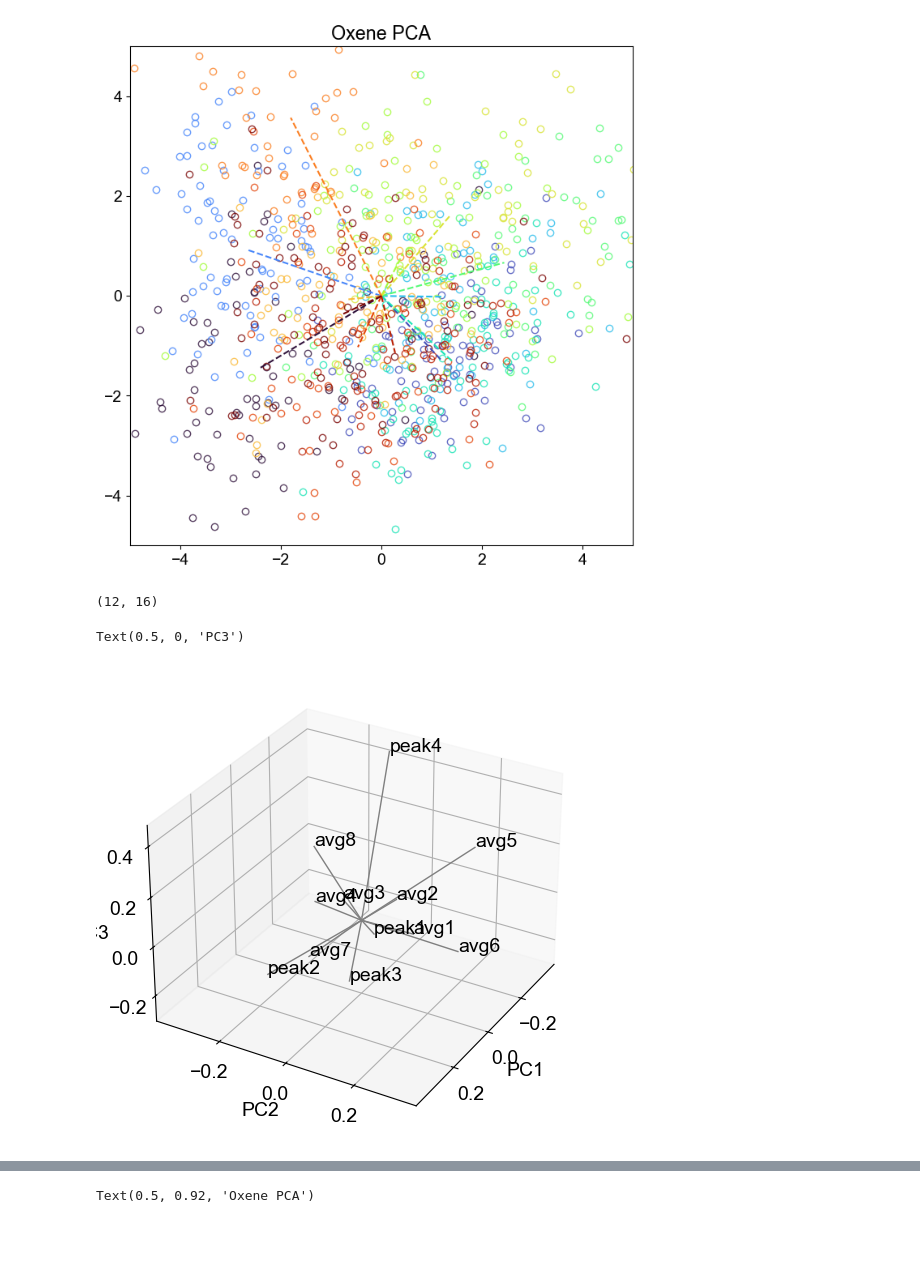
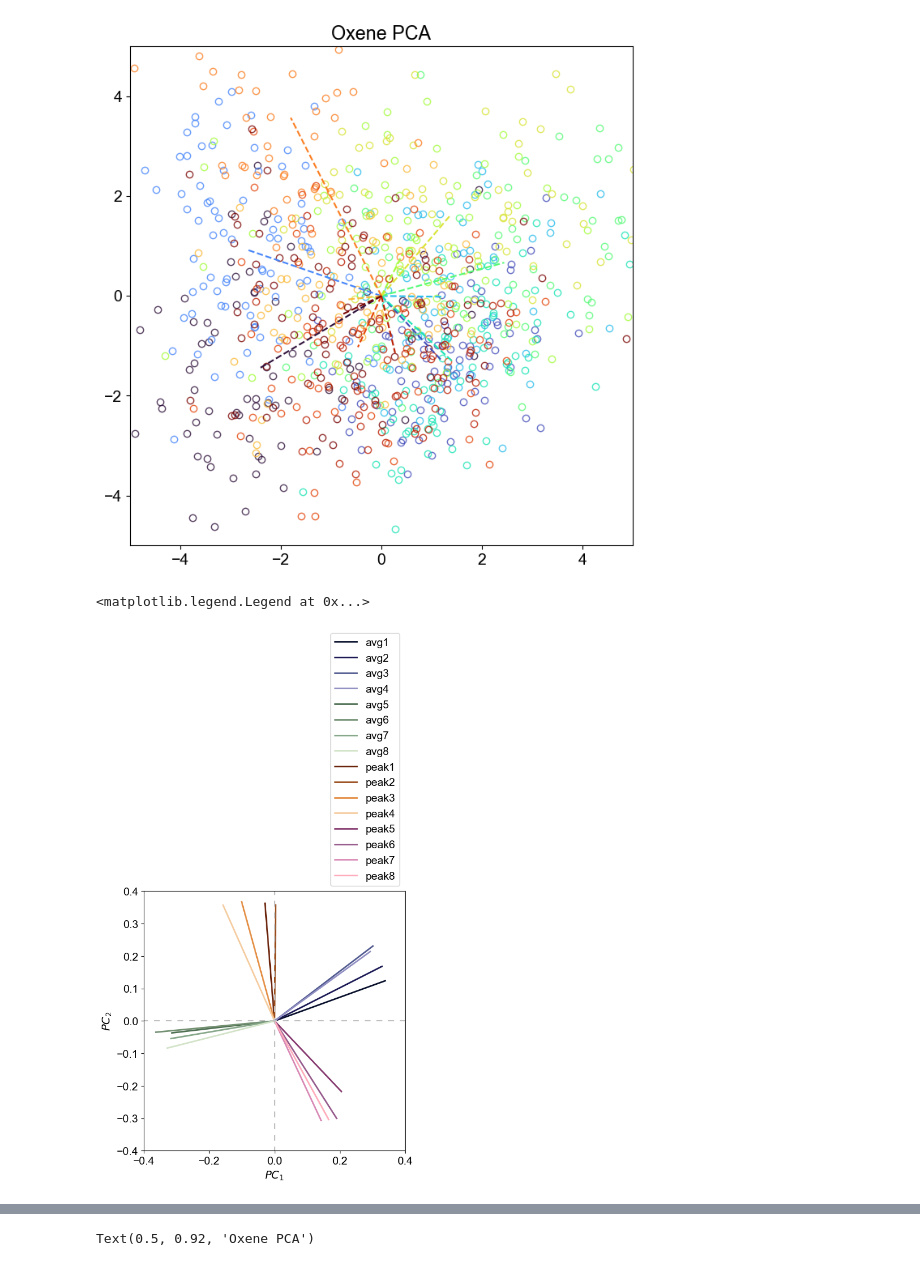
Before and after one commit to BailabUNC/oxene-nn, a Jupyter notebook: statistics.ipynb, the cells around one changed output, grey strips where cells are left out. Cells and saved outputs as stored; diff of their text form; code cells hidden in the pictures; blank space fills up the shorter version.

```diff
--- a/statistics.ipynb
+++ b/statistics.ipynb
@@ -70,31 +69,48 @@ plt.title('Oxene PCA')
 # %% [output]
 Text(0.5, 1.0, 'Oxene PCA')
 [figure]
-# %%
-print(pca_o.components_.shape)
-# %% [output]
-(12, 16)
+# %%
+feature_names = ['avg1', 'avg2', 'avg3', 'avg4', 'avg5', 'avg6', 'avg7', 'avg8',
+                 'peak1', 'peak2', 'peak3', 'peak4', 'peak5', 'peak6', 'peak7', 'peak8']
+# color_idx_list = [0, 1, 2, 3] * 4
+colors = ['#070F2B', '#1B1A55', '#535C91', '#9290C3',  # blue
+          '#4F6F52', '#739072', '#86A789', '#D2E3C8',  # green
+          '#6B240C', '#994D1C', '#E48F45', '#F5CCA0',  # orange
+          '#863A6F', '#975C8D', '#D989B5', '#FFADBC',  # pink
+         ]
 # %%
-pc1 = pca_o.components_[:, 0]
-pc2 = pca_o.components_[:, 1]
-pc3 = pca_o.components_[:, 2]
+pc1 = pca_o.components_[0, :]
+pc2 = pca_o.components_[1, :]
+# pc3 = pca_o.components_[2, :]
 
 fig = plt.figure(figsize=(6, 6))
-ax = fig.add_subplot(projection='3d')
-ax.view_init(elev=30, azim=30)
+ax = fig.add_subplot()
+# ax = fig.add_subplot(projection='3d')
+# ax.view_init(elev=30, azim=45)
 
-for idx in range(pca_o.components_.shape[0]):
+for idx in range(pca_o.components_.shape[1]):
     ax.plot([pc1[idx], 0],
             [pc2[idx], 0],
-            [pc3[idx], 0],
-            c='gray', lw=1)
-    ax.text(pc1[idx], pc2[idx], pc3[idx], feature_names[idx])
+        #     [pc3[idx], 0],
+            c=colors[idx], lw=2, label=feature_names[idx])
+#     ax.text(pc1[idx], pc2[idx],
+#             pc3[idx],
+#             feature_names[idx])
 
-ax.set_xlabel('PC1')
-ax.set_ylabel('PC2')
-ax.set_zlabel('PC3')
+ax.plot([0, 0], [-1, 1], c='silver', ls=(0, (5, 5)))
+ax.plot([-1, 1], [0, 0], c='silver', ls=(0, (5, 5)))
+
+ax.set_xlabel('$PC_1$')
+ax.set_ylabel('$PC_2$')
+# ax.set_zlabel('PC3')
+
+ax.set_xlim(-0.4, 0.4)
+ax.set_ylim(-0.4, 0.4)
+
+ax.legend(bbox_to_anchor=(1, 1), loc='lower right')
+plt.savefig('results/')
 # %% [output]
-Text(0.5, 0, 'PC3')
+<matplotlib.legend.Legend at 0x...>
-[figure, old version]
+[figure, new version]
 # %%
 print(pca_o.explained_variance_ratio_)
```
Also changed, not shown: parts of 5 cells of this notebook.
